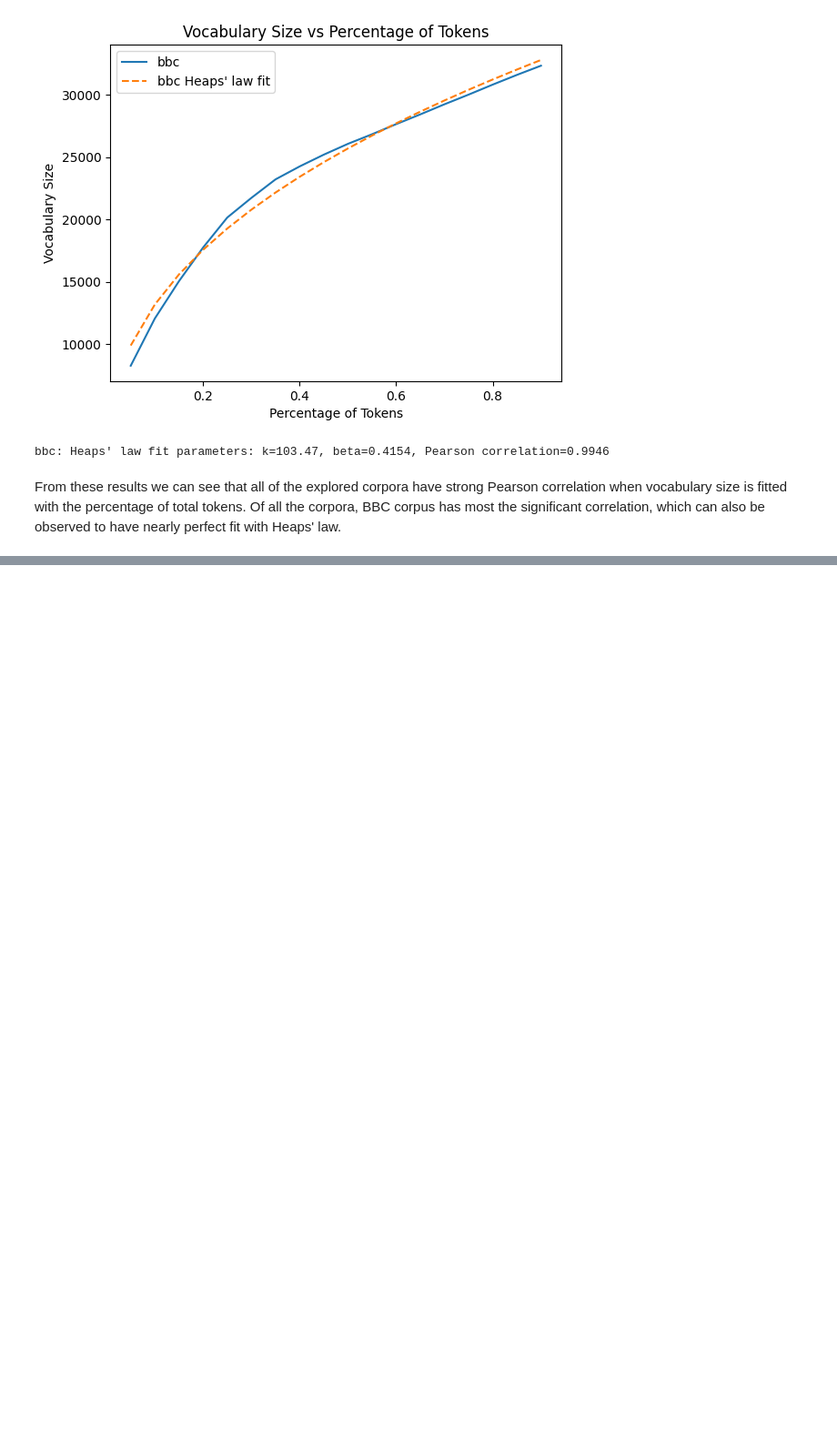
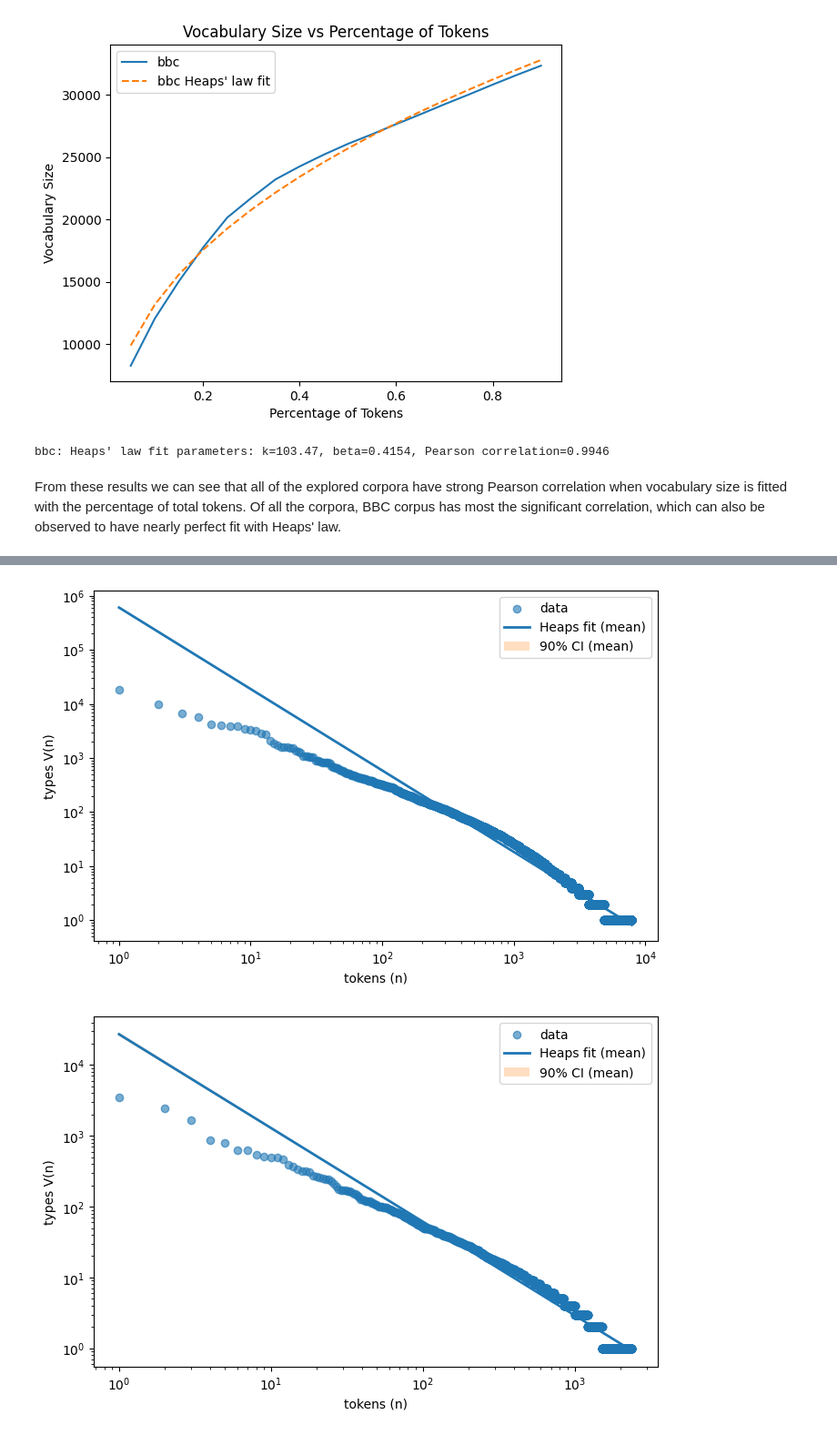
Before and after one commit to Sahe00/NLPTM_finalproject, a Jupyter notebook: project.ipynb, the cells around one changed output, grey strips where cells are left out. Shown at 91% size. Cells and saved outputs as stored; diff of their text form; code cells hidden in the pictures; blank space fills up the shorter version.

Commit message:
add zipfs law

```diff
--- a/project.ipynb
+++ b/project.ipynb
@@ -337,0 +354,12 @@ From these results we can see that all of the explored corpora have strong Pears
+# %%
+from nltk.probability import FreqDist
+
+def calculate_word_frequencies(corpus):
+    freq_dist = FreqDist(corpus)
+    return freq_dist
+# %%
+freq_dists = {}
+for corpus_name, corpus in corpora.items():
+    freq_dist = calculate_word_frequencies(corpus)
+    freq_dists[corpus_name] = freq_dist
+    print(f"Top 10 words in {corpus_name}: {freq_dist.most_common(10)}")
@@ -337,0 +372,52 @@ From these results we can see that all of the explored corpora have strong Pears
+# %%
+# for each corpus, plot the frequency and rank of words (Zipf's law)
+from scipy import stats
+from sklearn.linear_model import LinearRegression
+import numpy as np
+import matplotlib.pyplot as plt
+import statsmodels.api as sm
+
+for corpus_name, freq_dist in freq_dists.items():
+    # get frequencies and ranks
+    frequencies = np.array(sorted(freq_dist.values(), reverse=True))
+    ranks = np.array(range(1, len(frequencies) + 1))
+
+    n_values = np.array(ranks)
+    V_values = np.array(frequencies)
+
+    log_n = np.log(n_values)
+    log_V = np.log(V_values)
+
+    # add constant (intercept)
+    X = sm.add_constant(log_n)
+    model = sm.OLS(log_V, X).fit()
+
+    # get predictions at a grid of n for a smooth band
+    n_grid = np.linspace(n_values.min(), n_values.max(), 200)
+    log_n_grid = np.log(n_grid)
+    X_grid = sm.add_constant(log_n_grid)
+
+    # get prediction for the mean response in log-space with 90% CI
+    pred = model.get_prediction(X_grid)
+    pred_summary = pred.summary_frame(alpha=0.10)  # 90% CI -> alpha=0.10
+    log_pred_mean = pred_summary["mean"]
+    log_ci_lower = pred_summary["mean_ci_lower"]
+    log_ci_upper = pred_summary["mean_ci_upper"]
+
+    # exponentiate back to original scale (note: returns approximate CI for mean)
+    pred_mean = np.exp(log_pred_mean)
+    ci_lower = np.exp(log_ci_lower)
+    ci_upper = np.exp(log_ci_upper)
+
+    # plot
+    plt.figure(figsize=(8,5))
+    plt.scatter(ranks, frequencies, label="data", alpha=0.6)
+    plt.plot(n_grid, pred_mean, label="Heaps fit (mean)", linewidth=2)
+    plt.fill_between(n_grid, ci_lower, ci_upper, alpha=0.25, label="90% CI (mean)")
+    plt.xscale('log'); plt.yscale('log')   # Heaps usually visualized on log-log
+    plt.xlabel("tokens (n)"); plt.ylabel("types V(n)")
+    plt.legend()
+    plt.show()
+# %% [output]
+[figure, added]
+[figure, added]
```
Also changed, not shown: parts of 15 cells of this notebook.
